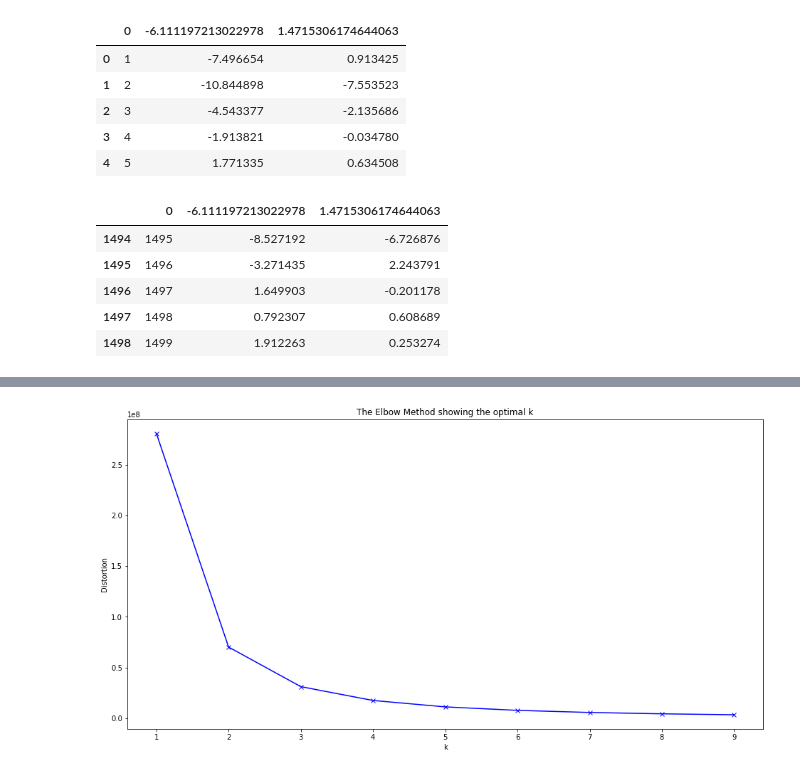
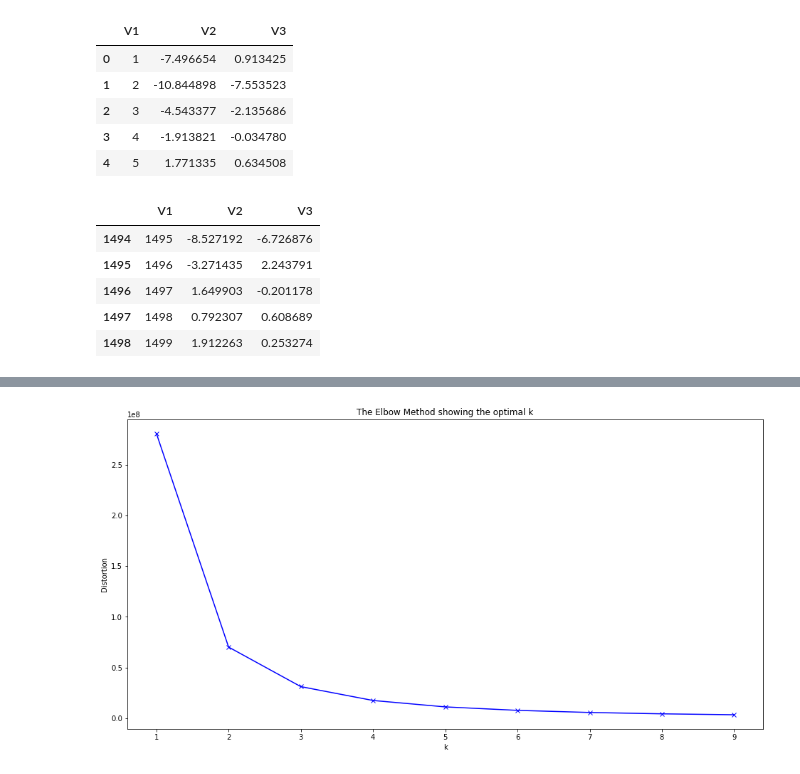
Before and after one commit to fuzellier/INFO0904-TP-Python, a Jupyter notebook: clustering.ipynb, the cells around one changed output, grey strips where cells are left out. Cells and saved outputs as stored; diff of their text form; code cells hidden in the pictures.

```diff
--- a/clustering.ipynb
+++ b/clustering.ipynb
@@ -8,17 +7,19 @@ from sklearn.cluster import KMeans
-# %%
-varied = pd.read_csv('varied.csv')
-varied.head()
-# %% [output]
-|  | 0 | -6.111197213022978 | 1.4715306174644063 |
-| 0 | 1 | -7.496654 | 0.913425 |
-| 1 | 2 | -10.844898 | -7.553523 |
-| 2 | 3 | -4.543377 | -2.135686 |
-| 3 | 4 | -1.913821 | -0.034780 |
-| 4 | 5 | 1.771335 | 0.634508 |
+# %%
+# Import data
+varied = pd.read_csv('varied.csv')
+varied.rename(columns = {'0': 'V1', '-6.111197213022978': 'V2', '1.4715306174644063': 'V3'}, inplace = True)
+varied.head()
+# %% [output]
+|  | V1 | V2 | V3 |
+| 0 | 1 | -7.496654 | 0.913425 |
+| 1 | 2 | -10.844898 | -7.553523 |
+| 2 | 3 | -4.543377 | -2.135686 |
+| 3 | 4 | -1.913821 | -0.034780 |
+| 4 | 5 | 1.771335 | 0.634508 |
 # %%
 varied.tail()
 # %% [output]
-|  | 0 | -6.111197213022978 | 1.4715306174644063 |
+|  | V1 | V2 | V3 |
 | 1494 | 1495 | -8.527192 | -6.726876 |
 | 1495 | 1496 | -3.271435 | 2.243791 |
 | 1496 | 1497 | 1.649903 | -0.201178 |
```
Also changed, not shown: parts of 8 cells of this notebook.
